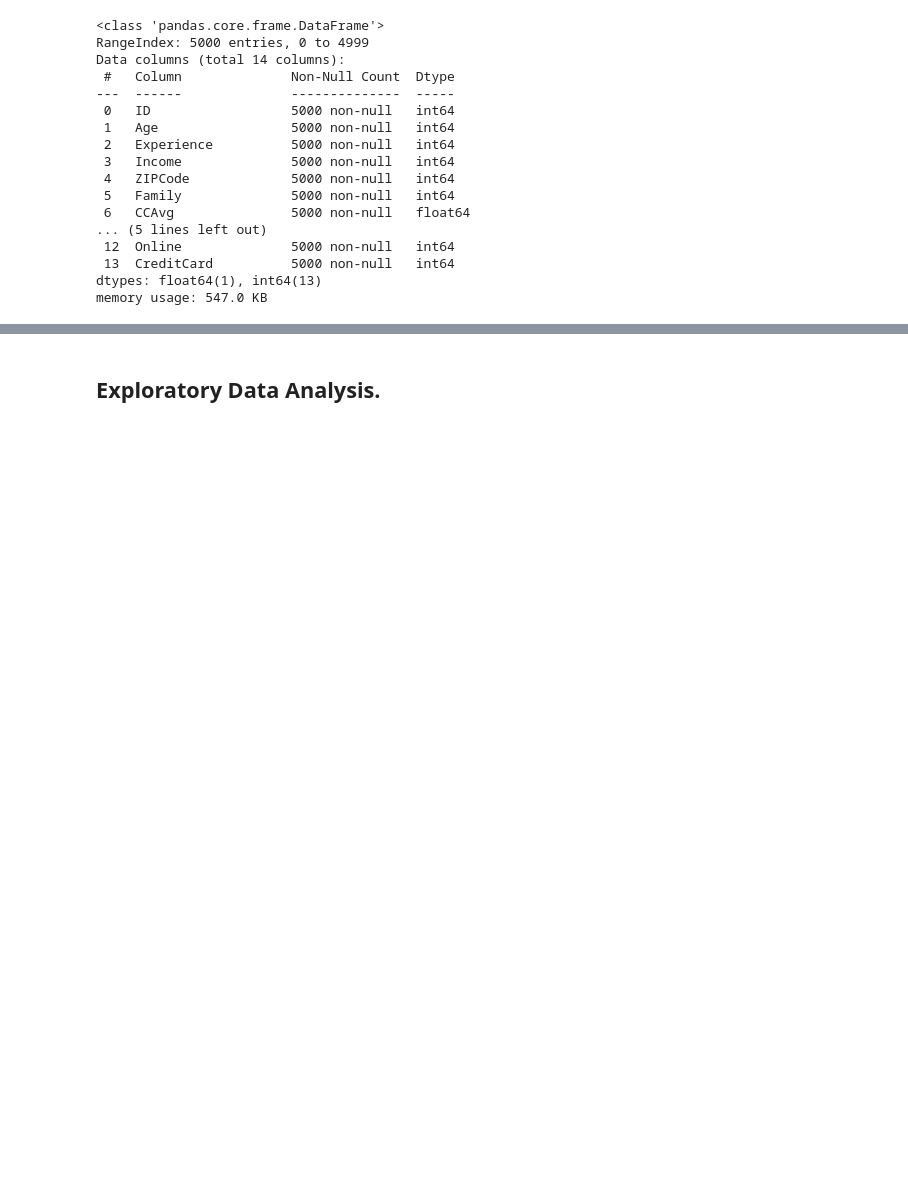
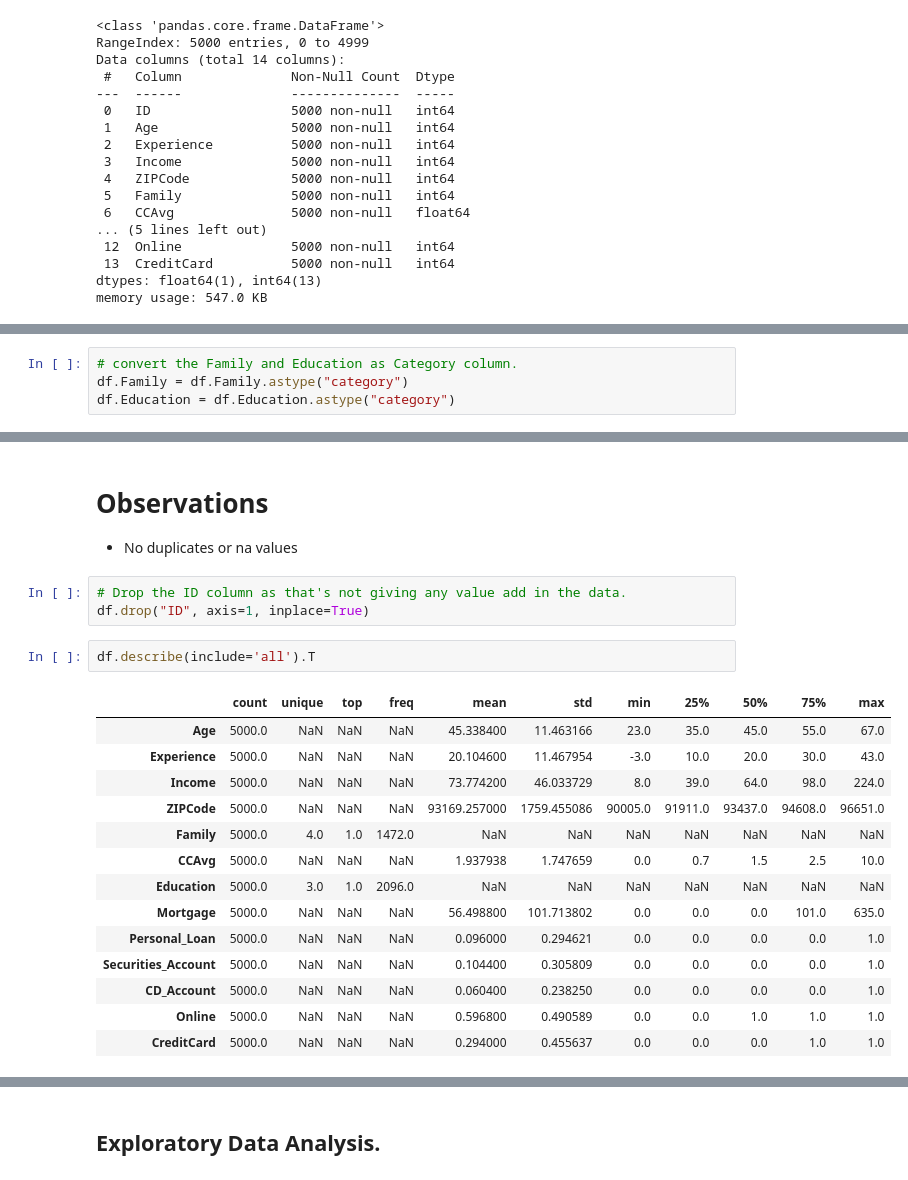
Before and after one commit to aimlalchemists/personal-loan-campaign-modelling, a Jupyter notebook: AllLife_Bank_Personal_Loan_Campign_Modelling.ipynb, the cells around one changed output, grey strips where cells are left out. Drawn from its saved outputs; the diff is of its cells as text; blank space fills up the shorter version.

```diff
--- a/AllLife_Bank_Personal_Loan_Campign_Modelling.ipynb
+++ b/AllLife_Bank_Personal_Loan_Campign_Modelling.ipynb
@@ -164,3 +174,7 @@ df.describe()
 | 50% | 2500.500000 | 45.000000 | 20.000000 | 64.000000 | 93437.000000 | 2.000000 | 1.500000 | 2.000000 | 0.000000 | 0.000000 | ... |
 | 75% | 3750.250000 | 55.000000 | 30.000000 | 98.000000 | 94608.000000 | 3.000000 | 2.500000 | 3.000000 | 101.000000 | 0.000000 | ... |
 | max | 5000.000000 | 67.000000 | 43.000000 | 224.000000 | 96651.000000 | 4.000000 | 10.000000 | 3.000000 | 635.000000 | 1.000000 | ... |
+# %%
+# convert the Family and Education as Category column.
+df.Family = df.Family.astype("category")
+df.Education = df.Education.astype("category")
@@ -166,0 +228,23 @@ df.describe()
+# %% [markdown]
+# Observations
+- No duplicates or na values
+# %%
+# Drop the ID column as that's not giving any value add in the data.
+df.drop("ID", axis=1, inplace=True)
+# %%
+df.describe(include='all').T
+# %% [output]
+|  | count | unique | top | freq | mean | std | min | 25% | 50% | 75% | max |
+| Age | 5000.0 | NaN | NaN | NaN | 45.338400 | 11.463166 | 23.0 | 35.0 | 45.0 | 55.0 | 67.0 |
+| Experience | 5000.0 | NaN | NaN | NaN | 20.104600 | 11.467954 | -3.0 | 10.0 | 20.0 | 30.0 | 43.0 |
+| Income | 5000.0 | NaN | NaN | NaN | 73.774200 | 46.033729 | 8.0 | 39.0 | 64.0 | 98.0 | 224.0 |
+| ZIPCode | 5000.0 | NaN | NaN | NaN | 93169.257000 | 1759.455086 | 90005.0 | 91911.0 | 93437.0 | 94608.0 | 96651.0 |
+| Family | 5000.0 | 4.0 | 1.0 | 1472.0 | NaN | NaN | NaN | NaN | NaN | NaN | NaN |
+| CCAvg | 5000.0 | NaN | NaN | NaN | 1.937938 | 1.747659 | 0.0 | 0.7 | 1.5 | 2.5 | 10.0 |
+| Education | 5000.0 | 3.0 | 1.0 | 2096.0 | NaN | NaN | NaN | NaN | NaN | NaN | NaN |
+| Mortgage | 5000.0 | NaN | NaN | NaN | 56.498800 | 101.713802 | 0.0 | 0.0 | 0.0 | 101.0 | 635.0 |
+| Personal_Loan | 5000.0 | NaN | NaN | NaN | 0.096000 | 0.294621 | 0.0 | 0.0 | 0.0 | 0.0 | 1.0 |
+| Securities_Account | 5000.0 | NaN | NaN | NaN | 0.104400 | 0.305809 | 0.0 | 0.0 | 0.0 | 0.0 | 1.0 |
+| CD_Account | 5000.0 | NaN | NaN | NaN | 0.060400 | 0.238250 | 0.0 | 0.0 | 0.0 | 0.0 | 1.0 |
+| Online | 5000.0 | NaN | NaN | NaN | 0.596800 | 0.490589 | 0.0 | 0.0 | 1.0 | 1.0 | 1.0 |
+| CreditCard | 5000.0 | NaN | NaN | NaN | 0.294000 | 0.455637 | 0.0 | 0.0 | 0.0 | 1.0 | 1.0 |
```
Also changed, not shown: parts of 10 cells of this notebook.
